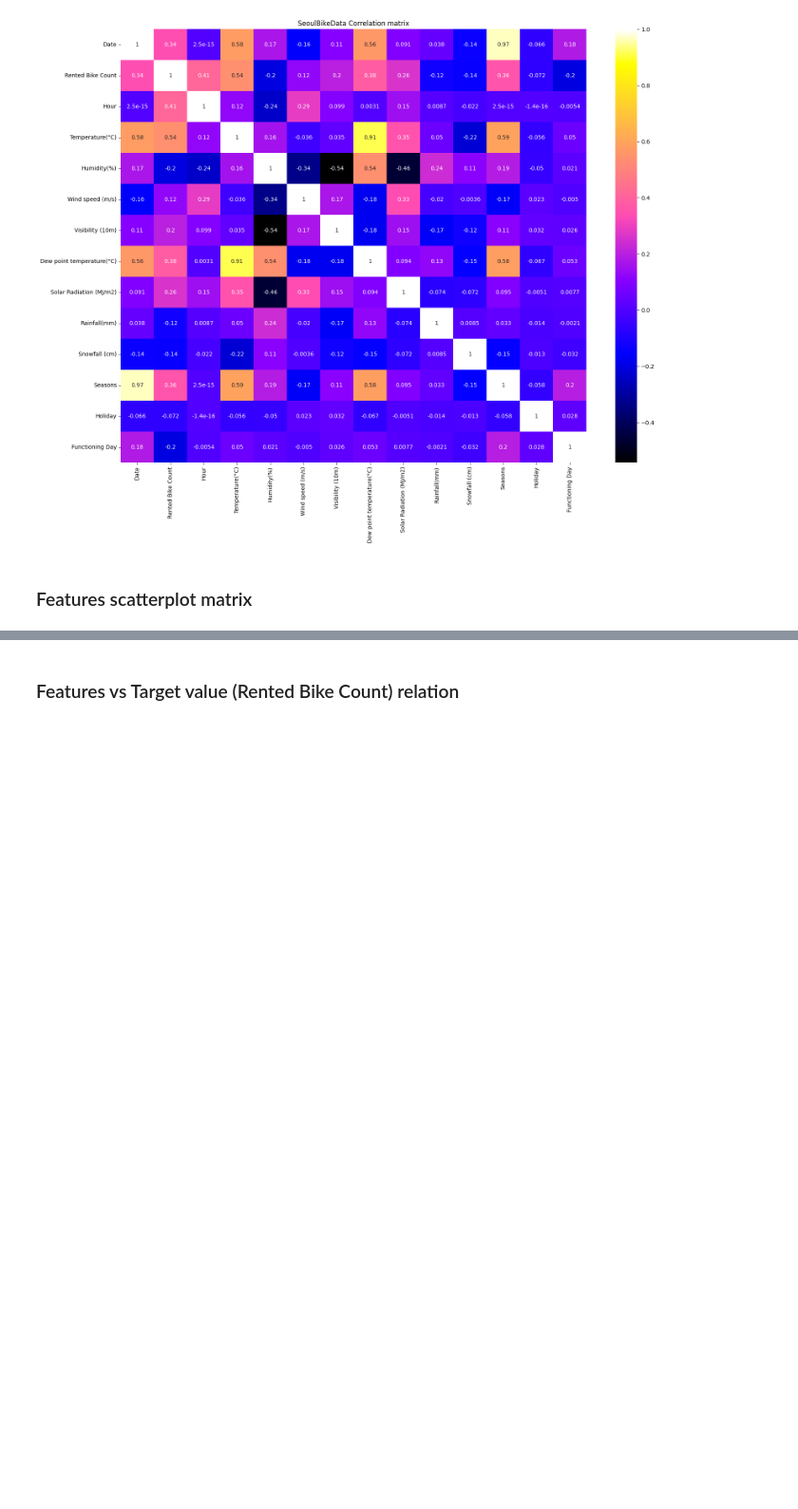
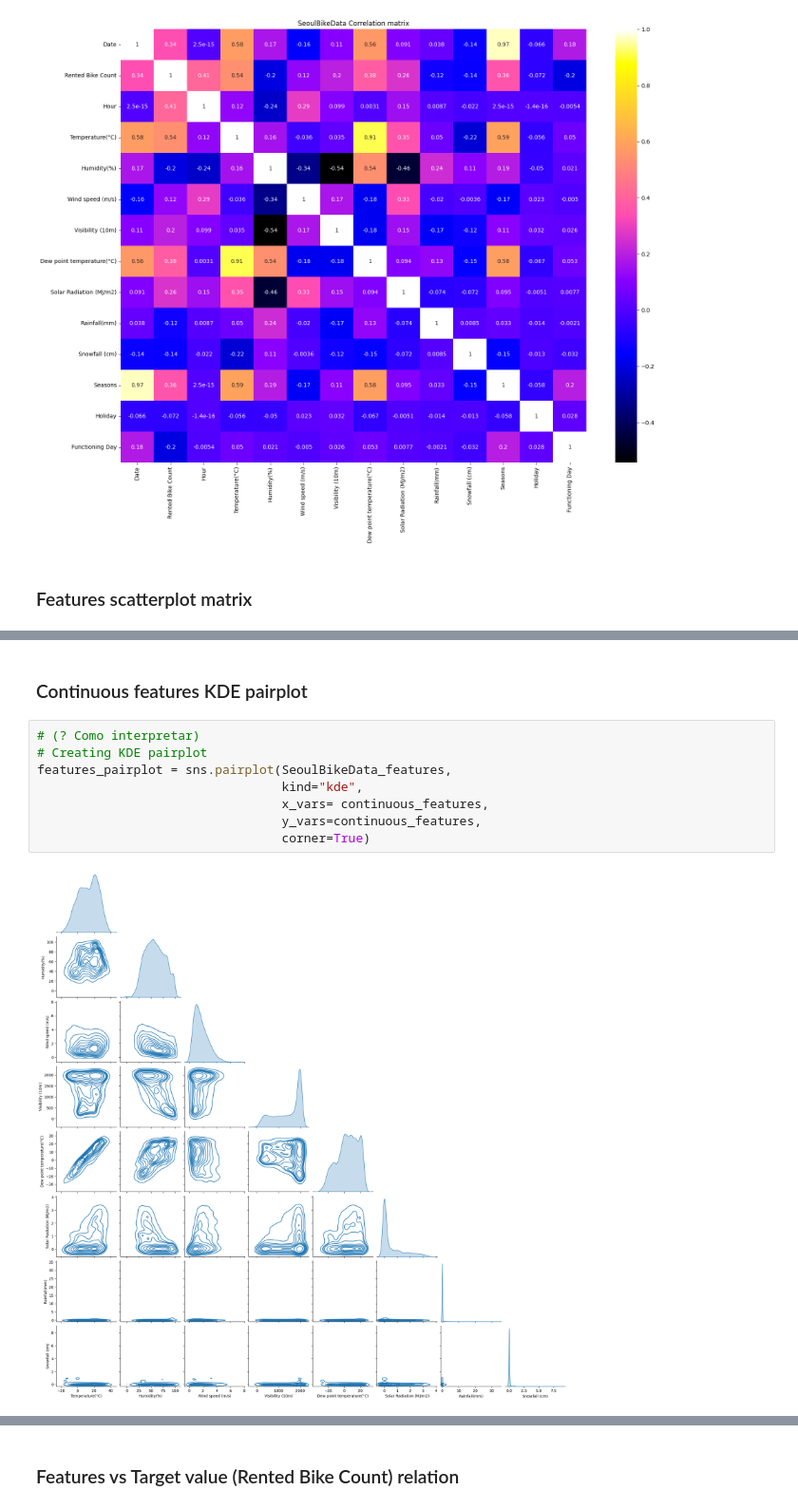
Before and after one commit to IvanGomez37/Final-Project-FoML, a Jupyter notebook: seoul_bike.ipynb, the cells around one changed output, grey strips where cells are left out. Shown at 95% size. Drawn from its saved outputs; the diff is of its cells as text; blank space fills up the shorter version.

Commit message:
Exploring dataset section finished + KDE pairplot + discrete features boxplot + jointplot function

```diff
--- a/seoul_bike.ipynb
+++ b/seoul_bike.ipynb
@@ -285,0 +287,12 @@ plt.show()
+# %% [markdown]
+### Continuous features KDE pairplot
+# %%
+# (? Como interpretar)
+# Creating KDE pairplot
+features_pairplot = sns.pairplot(SeoulBikeData_features,
+                                 kind="kde",
+                                 x_vars= continuous_features,
+                                 y_vars=continuous_features,
+                                 corner=True)
+# %% [output]
+[figure, added]
```
Also changed, not shown: parts of 6 cells of this notebook.
